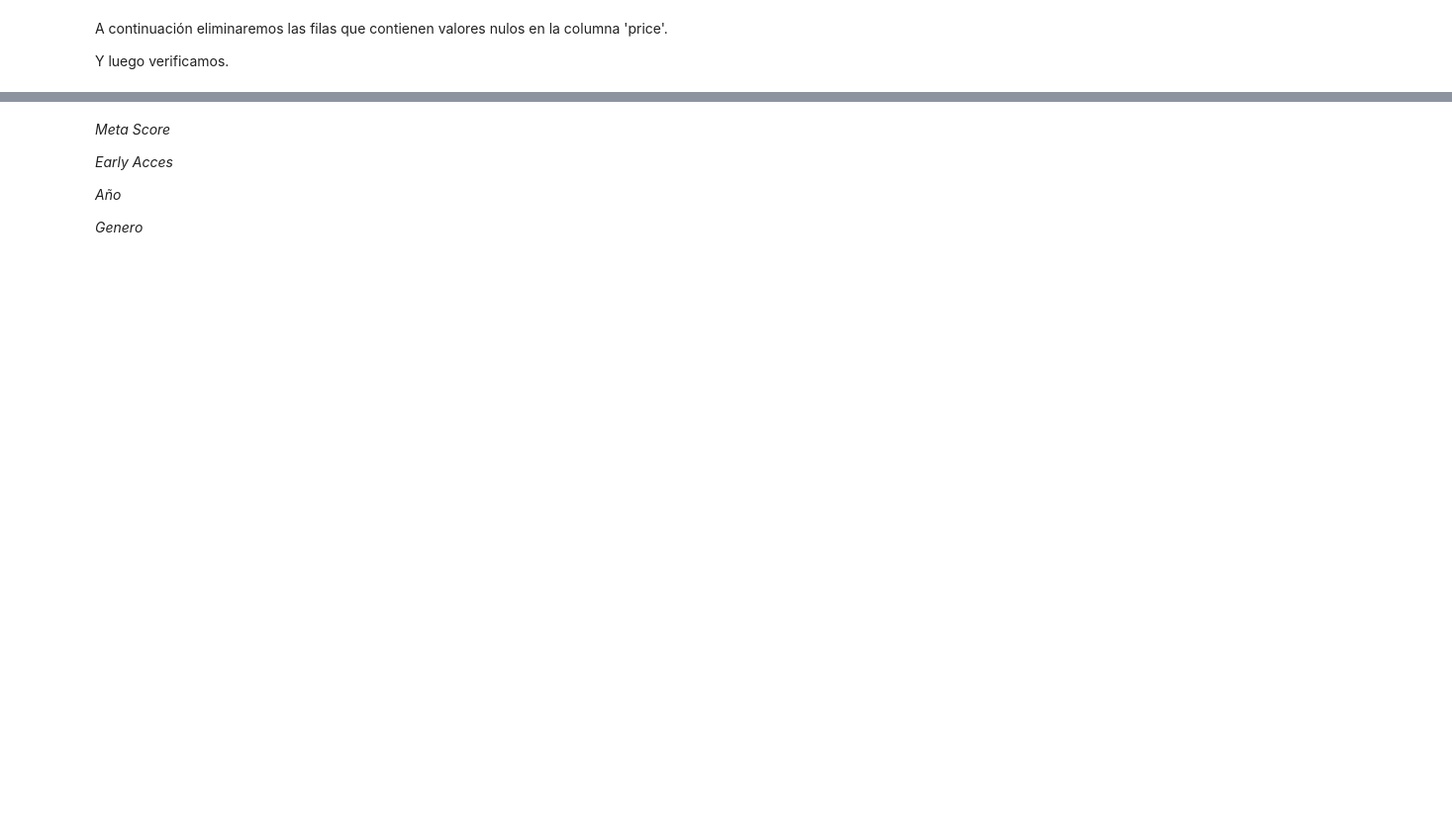
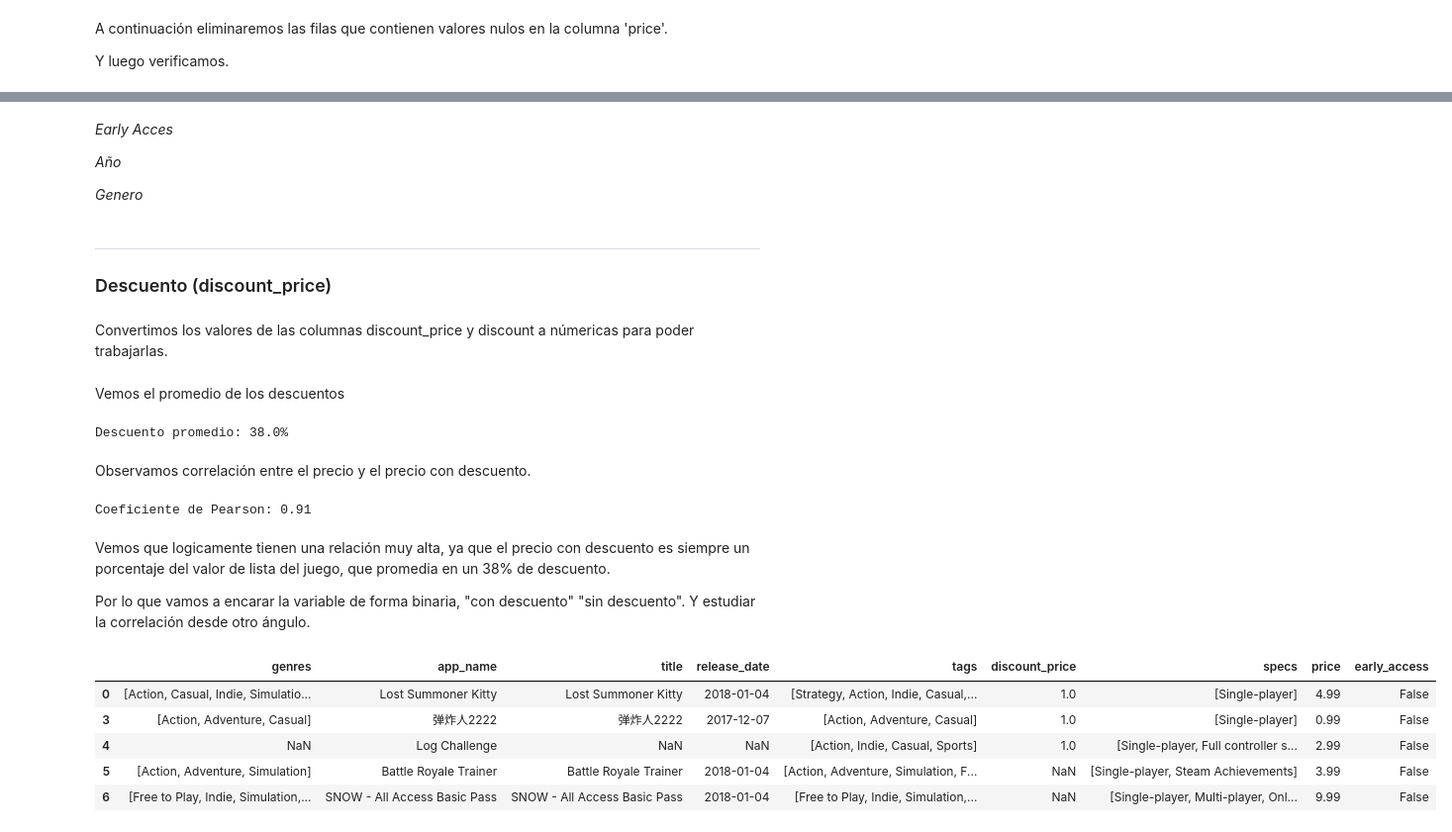
Before and after one commit to polsantis/Henry_Proyecto_Individual_1_PabloS, a Jupyter notebook: PI_ML_OPS_Pablo_ML_Data_copy.ipynb, the cells around one changed output, grey strips where cells are left out. Shown at 99% size. Cells and saved outputs as stored; diff of their text form; code cells hidden in the pictures; blank space fills up the shorter version.

```diff
--- a/PI_ML_OPS_Pablo_ML_Data_copy.ipynb
+++ b/PI_ML_OPS_Pablo_ML_Data_copy.ipynb
@@ -217,8 +195,41 @@ df.head()
 # %% [markdown]
-*Meta Score*
-
 *Early Acces*
 
 *Año*
 
 *Genero*
+# %% [markdown]
+---
+### Descuento (discount_price)
+# %% [markdown]
+Convertimos los valores de las columnas discount_price y discount a númericas para poder trabajarlas.
+# %%
+df['discount_price'] = pd.to_numeric(df['discount_price'], errors='coerce')
+# %% [markdown]
+Vemos el promedio de los descuentos
+# %%
+print(f"Descuento promedio: {round((1 - ((df.discount_price / df.price).mean())), 2) * 100}%")
+# %% [output]
+Descuento promedio: 38.0%
+# %% [markdown]
+Observamos correlación entre el precio y el precio con descuento.
+# %%
+print(f"Coeficiente de Pearson: {round(df['discount_price'].corr(df['price']), 2)}")
+# %% [output]
+Coeficiente de Pearson: 0.91
+# %% [markdown]
+Vemos que logicamente tienen una relación muy alta, ya que el precio con descuento es siempre un porcentaje del valor de lista del juego, que promedia en un 38% de descuento.
+
+Por lo que vamos a encarar la variable de forma binaria, "con descuento" "sin descuento". Y estudiar la correlación desde otro ángulo.
+# %%
+df_discount = df.copy()
+# %%
+df_discount['discount_price'].values[df_discount['discount_price'].values > 0] = 1
+df_discount.head()
+# %% [output]
+|  | genres | app_name | title | release_date | tags | discount_price | specs | price | early_access |
+| 0 | [Action, Casual, Indie, Simulatio... | Lost Summoner Kitty | Lost Summoner Kitty | 2018-01-04 | [Strategy, Action, Indie, Casual,... | 1.0 | [Single-player] | 4.99 | False |
+| 3 | [Action, Adventure, Casual] | 弹炸人2222 | 弹炸人2222 | 2017-12-07 | [Action, Adventure, Casual] | 1.0 | [Single-player] | 0.99 | False |
+| 4 | NaN | Log Challenge | NaN | NaN | [Action, Indie, Casual, Sports] | 1.0 | [Single-player, Full controller s... | 2.99 | False |
+| 5 | [Action, Adventure, Simulation] | Battle Royale Trainer | Battle Royale Trainer | 2018-01-04 | [Action, Adventure, Simulation, F... | NaN | [Single-player, Steam Achievements] | 3.99 | False |
+| 6 | [Free to Play, Indie, Simulation,... | SNOW - All Access Basic Pass | SNOW - All Access Basic Pass | 2018-01-04 | [Free to Play, Indie, Simulation,... | NaN | [Single-player, Multi-player, Onl... | 9.99 | False |
```
Also changed, not shown: parts of 56 cells of this notebook, 5 other files.
